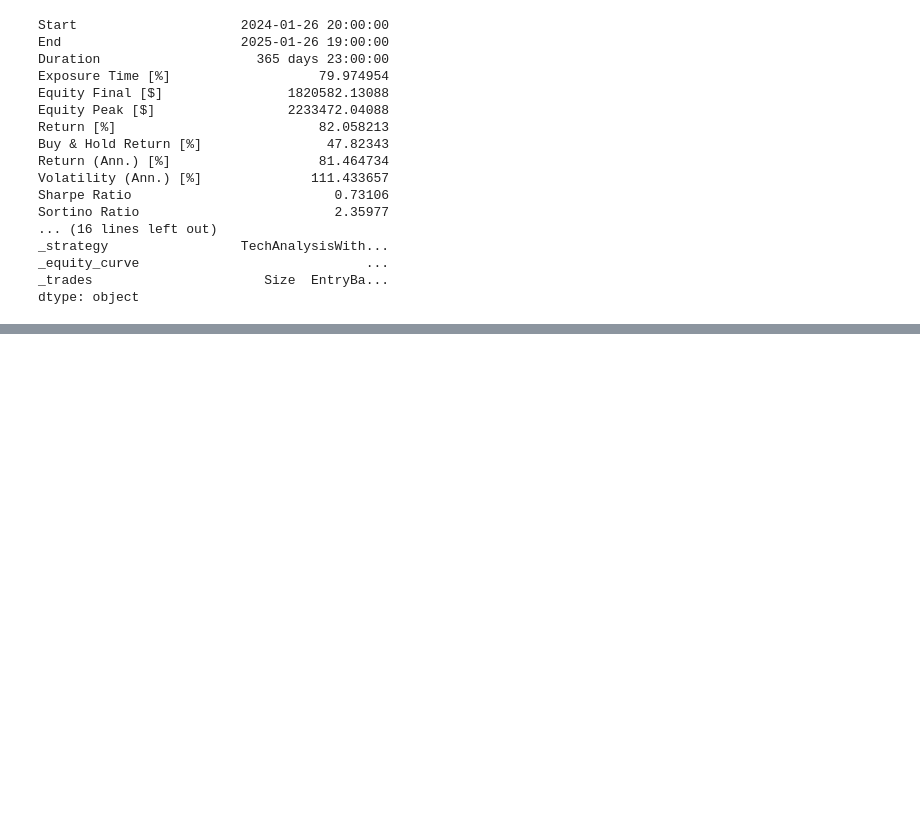
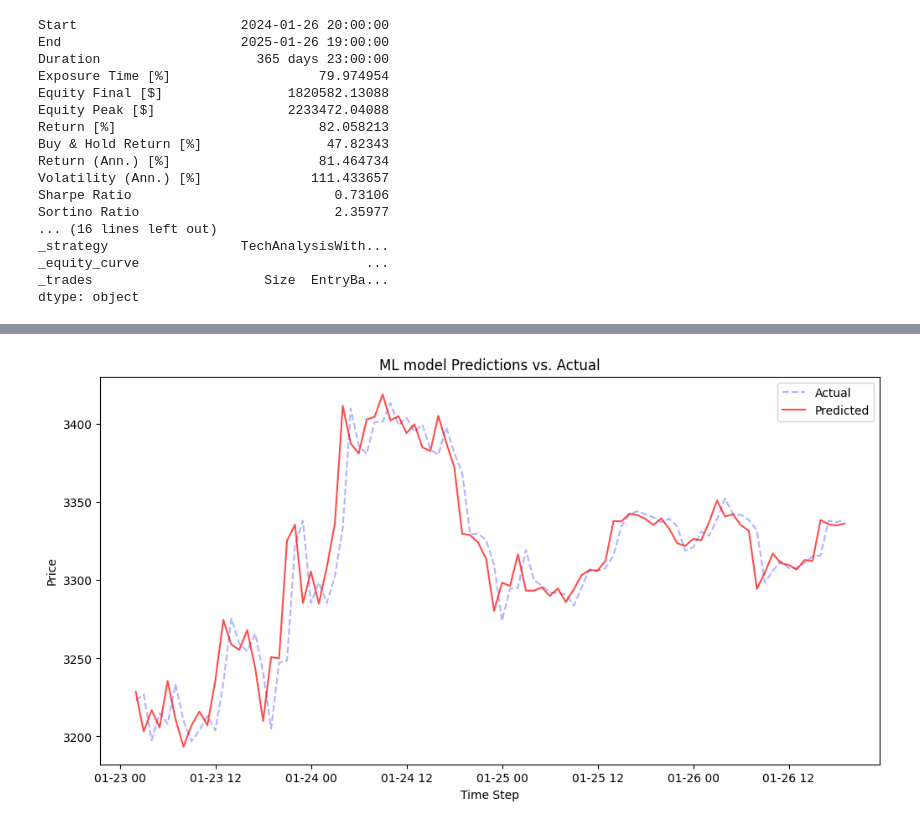
Before and after one commit to w3dip/otus-ml-finance-bot, a Jupyter notebook: ml_tsfresh.ipynb, the cells around one changed output, grey strips where cells are left out. Cells and saved outputs as stored; diff of their text form; code cells hidden in the pictures; blank space fills up the shorter version.

```diff
--- a/ml_tsfresh.ipynb
+++ b/ml_tsfresh.ipynb
@@ -658,7 +457,5 @@ lasso_model.fit(X_train_selected, y_train)
 # %%
 from sklearn.ensemble import VotingRegressor
 
-voting_clf = VotingRegressor(estimators=[
-    ('bayes_model', bayesian_ridge_model),
-    ('rfc', rfc_model),
-    ('cb', cb_model)])
+voting_regressor = VotingRegressor(estimators=list(best_regressors.items()))
+voting_regressor.fit(X_train_selected, y_train)
@@ -664,0 +467,4 @@ voting_clf = VotingRegressor(estimators=[
+# %%
+predictions_df = pd.DataFrame(voting_regressor.predict(X_test_selected), index=X_test_selected.index, columns=['MLPredictions'])
+predictions_df = predictions_df.shift(-1).dropna()
+predictions_df
@@ -664,0 +486,4 @@ voting_clf = VotingRegressor(estimators=[
+# %%
+bt_best_params_test_data = pd.read_csv(COMMON_CONFIG.BT_BEST_PARAMS_TA_TEST_DATA_FILE)
+bt_best_params_test_data.set_index('Datetime', inplace=True)
+bt_best_params_test_data
@@ -664,0 +505,6 @@ voting_clf = VotingRegressor(estimators=[
+# %%
+bt_best_params_test_data = pd.concat([bt_best_params_test_data.reset_index(), predictions_df.reset_index(drop=True)], axis=1)
+bt_best_params_test_data["Datetime"] = pd.to_datetime(bt_best_params_test_data["Datetime"])
+bt_best_params_test_data.set_index('Datetime', inplace=True)
+bt_best_params_test_data = bt_best_params_test_data.dropna()
+bt_best_params_test_data
@@ -664,0 +526,8 @@ voting_clf = VotingRegressor(estimators=[
+# %%
+from utils.plots import plot
+
+all_predictions = bt_best_params_test_data['MLPredictions']
+all_targets = bt_best_params_test_data['Close']
+plot(all_predictions[-90:], all_targets[-90:], "ML model Predictions vs. Actual")
+# %% [output]
+[figure, added]
```
Also changed, not shown: parts of 45 cells of this notebook, 27 other files.
